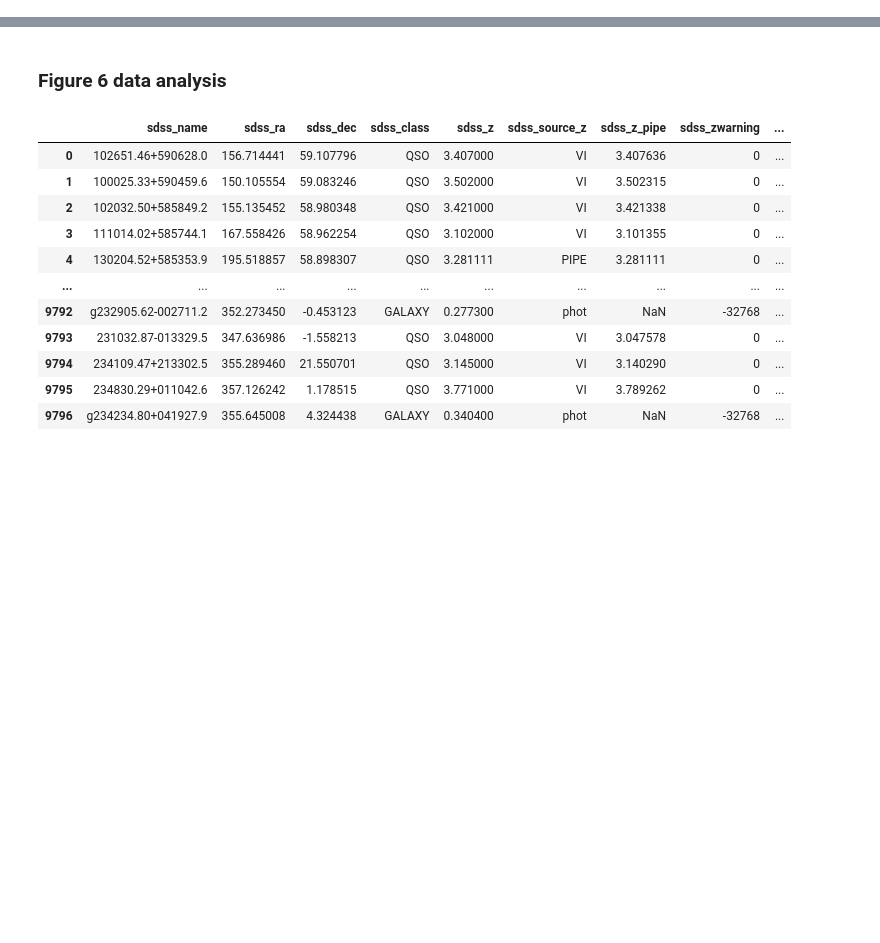
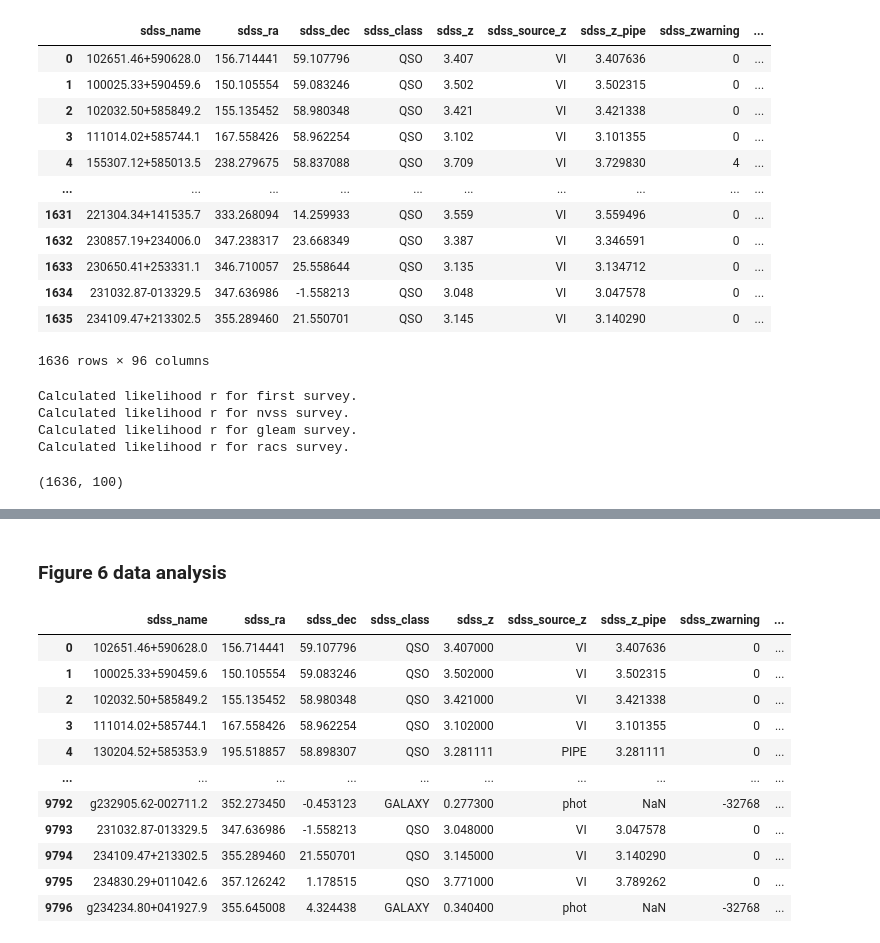
Before and after one commit to ykzhang112233/highz-catalogue, a Jupyter notebook: scripts/0-result_analysis_after.ipynb, the cells around one changed output, grey strips where cells are left out. Drawn from its saved outputs; the diff is of its cells as text; code cells hidden in the pictures; blank space fills up the shorter version.

```diff
--- a/scripts/0-result_analysis_after.ipynb
+++ b/scripts/0-result_analysis_after.ipynb
@@ -72,0 +145,67 @@ The number of data points cand: 47
+# %%
+
+
+# select subset with good only
+
+def filter_df(df1,df_full):
+    df1=df1[(df1['Sample'].str.contains('good'))].reset_index(drop=True)
+    df_full=df_full[(df_full['sdss_name'].isin(df1['sdss_name']))].reset_index(drop=True)
+    return df1,df_full
+
+df_good,df_full_good= filter_df(df_vi, df_ref_a)
+df_full_good
+# %% [output]
+|  | sdss_name | sdss_ra | sdss_dec | sdss_class | sdss_z | sdss_source_z | sdss_z_pipe | sdss_zwarning | ... |
+| 0 | 102651.46+590628.0 | 156.714441 | 59.107796 | QSO | 3.407 | VI | 3.407636 | 0 | ... |
+| 1 | 100025.33+590459.6 | 150.105554 | 59.083246 | QSO | 3.502 | VI | 3.502315 | 0 | ... |
+| 2 | 102032.50+585849.2 | 155.135452 | 58.980348 | QSO | 3.421 | VI | 3.421338 | 0 | ... |
+| 3 | 111014.02+585744.1 | 167.558426 | 58.962254 | QSO | 3.102 | VI | 3.101355 | 0 | ... |
+| 4 | 155307.12+585013.5 | 238.279675 | 58.837088 | QSO | 3.709 | VI | 3.729830 | 4 | ... |
+| ... | ... | ... | ... | ... | ... | ... | ... | ... | ... |
+| 1631 | 221304.34+141535.7 | 333.268094 | 14.259933 | QSO | 3.559 | VI | 3.559496 | 0 | ... |
+| 1632 | 230857.19+234006.0 | 347.238317 | 23.668349 | QSO | 3.387 | VI | 3.346591 | 0 | ... |
+| 1633 | 230650.41+253331.1 | 346.710057 | 25.558644 | QSO | 3.135 | VI | 3.134712 | 0 | ... |
+| 1634 | 231032.87-013329.5 | 347.636986 | -1.558213 | QSO | 3.048 | VI | 3.047578 | 0 | ... |
+| 1635 | 234109.47+213302.5 | 355.289460 | 21.550701 | QSO | 3.145 | VI | 3.140290 | 0 | ... |
+1636 rows × 96 columns
+# %%
+def make_df_likeli(df, survey):
+    ra_opt = df['sdss_ra']; dec_opt = df['sdss_dec']
+    sigma_ra_opt = 0.1 ;sigma_dec_opt = 0.1
+    if survey == 'first':
+        ra_radio = df['RA_deg_r1']; dec_radio = df['DEC_deg_r1']
+        sigma_ra_radio = 0.4; sigma_dec_radio = 0.4
+    elif survey == 'nvss':
+        ra_radio = df['RA_deg_r2']; dec_radio = df['DEC_deg_r2']
+        sigma_ra_radio = df['e_RAJ2000_r2']; sigma_dec_radio = df['e_DEJ2000_r2']
+    elif survey == 'gleam':
+        ra_radio = df['RA_deg_r3']; dec_radio = df['DEC_deg_r3']
+        sigma_ra_radio = df['e_RAJ2000_r3']; sigma_dec_radio = df['e_DEJ2000_r3']
+    elif survey == 'racs':
+        ra_radio = df['RA_deg_r4']; dec_radio = df['DEC_deg_r4']
+        sigma_ra_radio = df['e_RAJ2000_r4']; sigma_dec_radio = df['e_DEJ2000_r4']
+    else:
+        raise ValueError("Invalid survey type. Choose from 'first', 'nvss', 'gleam', or 'racs'.")
+    likeli_col = f'likeli_{survey}'
+    df[likeli_col] = calc_r(ra_opt, dec_opt, ra_radio, dec_radio, sigma_ra_opt, sigma_dec_opt, sigma_ra_radio, sigma_dec_radio)
+    print(f"Calculated likelihood r for {survey} survey.")
+    return df
+
+df_good_likeli = make_df_likeli(df_full_good, 'first')
+df_good_likeli = make_df_likeli(df_good_likeli, 'nvss')
+df_good_likeli = make_df_likeli(df_good_likeli, 'gleam')
+df_good_likeli = make_df_likeli(df_good_likeli, 'racs')
+# before saving to csv, reduce the long floats to 8 digits in case excel mis understand them
+df_good_likeli_out = df_good_likeli.copy()
+df_good_likeli_out.replace([-32768,-2147483648], 'NA', inplace=True)
+df_good_likeli_out = df_good_likeli_out.round(8)
+df_good_likeli_out.to_csv('df_good_likeli_after.csv', index=False)
+
+df_good_likeli.columns
+df_good_likeli.shape
+# %% [output]
+Calculated likelihood r for first survey.
+Calculated likelihood r for nvss survey.
+Calculated likelihood r for gleam survey.
+Calculated likelihood r for racs survey.
+(1636, 100)
```
Also changed, not shown: parts of 10 cells of this notebook.
